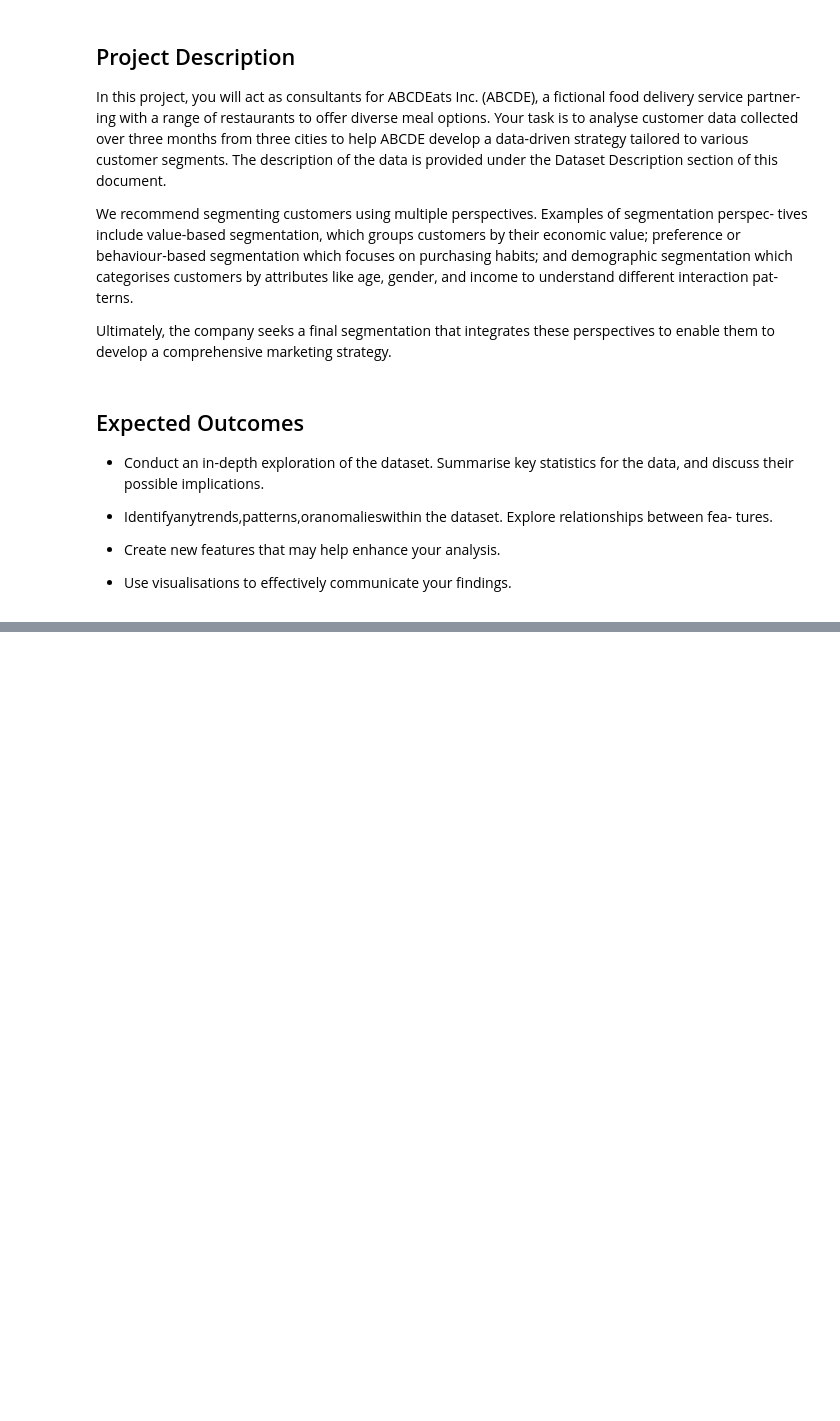
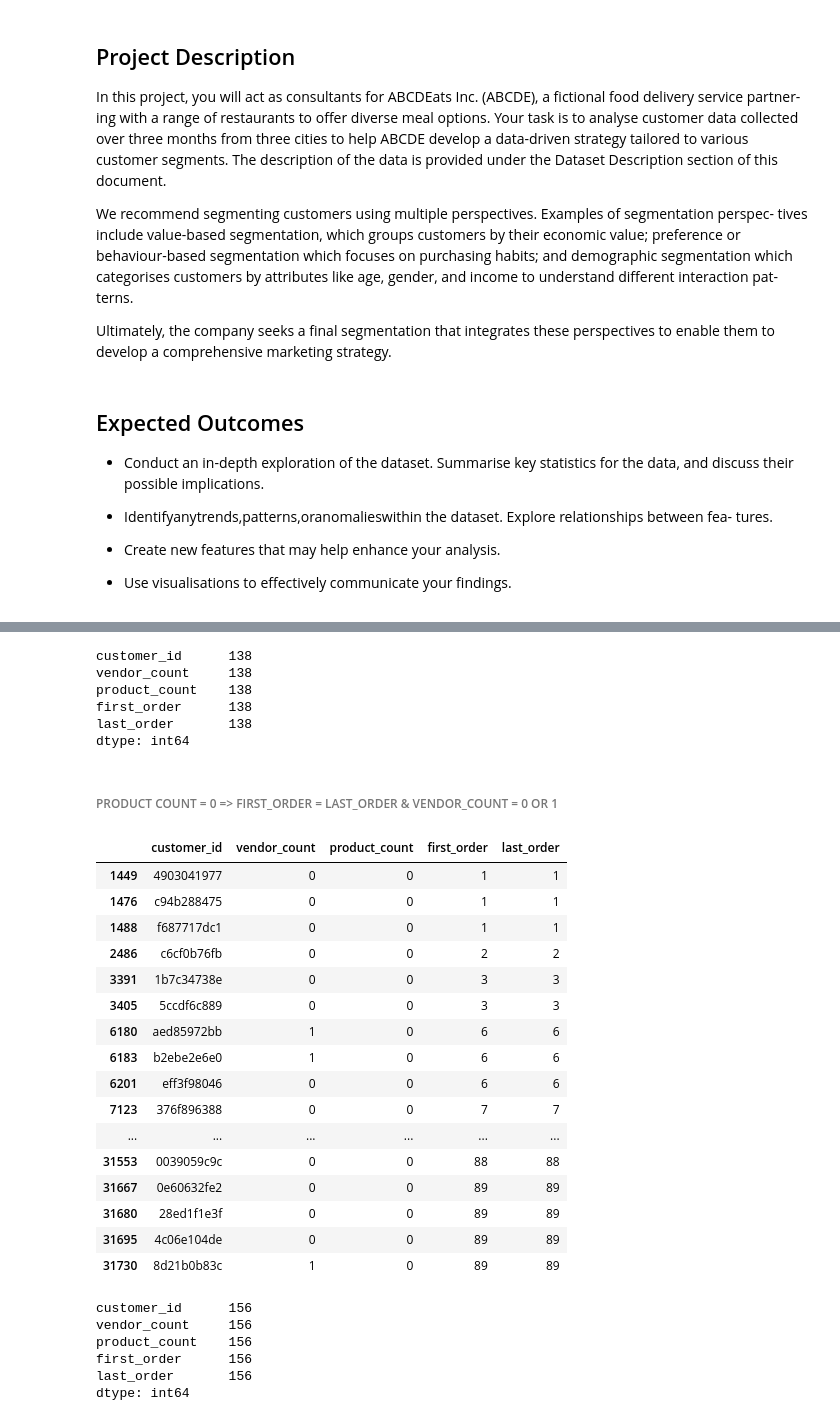
Before and after one commit to Gomsofi06/Data_Mining_NOVAIMS, a Jupyter notebook: src/ABCDEats_Inc.ipynb, the cells around one changed output, grey strips where cells are left out. Saved outputs shown, nothing was run; the diff lists cells and outputs as text; code cells hidden in the pictures; blank space fills up the shorter version.

```diff
--- a/src/ABCDEats_Inc.ipynb
+++ b/src/ABCDEats_Inc.ipynb
@@ -26,0 +466,43 @@ Ultimately, the company seeks a final segmentation that integrates these perspec
+# %%
+all_conditions.count()
+# %% [output]
+customer_id      138
+vendor_count     138
+product_count    138
+first_order      138
+last_order       138
+dtype: int64
+# %% [markdown]
+###### PRODUCT COUNT = 0 => FIRST_ORDER = LAST_ORDER & VENDOR_COUNT = 0 OR 1
+# %%
+product_count_zero = df.loc[df["product_count"]==0, ["customer_id", "vendor_count", "product_count", "first_order", "last_order"]]
+product_count_zero
+# when product_count = 0, vendor_count = 0 or vendor_count = 1, first_order = last_order (code this)
+# %% [output]
+|  | customer_id | vendor_count | product_count | first_order | last_order |
+| 1449 | 4903041977 | 0 | 0 | 1 | 1 |
+| 1476 | c94b288475 | 0 | 0 | 1 | 1 |
+| 1488 | f687717dc1 | 0 | 0 | 1 | 1 |
+| 2486 | c6cf0b76fb | 0 | 0 | 2 | 2 |
+| 3391 | 1b7c34738e | 0 | 0 | 3 | 3 |
+| 3405 | 5ccdf6c889 | 0 | 0 | 3 | 3 |
+| 6180 | aed85972bb | 1 | 0 | 6 | 6 |
+| 6183 | b2ebe2e6e0 | 1 | 0 | 6 | 6 |
+| 6201 | eff3f98046 | 0 | 0 | 6 | 6 |
+| 7123 | 376f896388 | 0 | 0 | 7 | 7 |
+| ... | ... | ... | ... | ... | ... |
+| 31553 | 0039059c9c | 0 | 0 | 88 | 88 |
+| 31667 | 0e60632fe2 | 0 | 0 | 89 | 89 |
+| 31680 | 28ed1f1e3f | 0 | 0 | 89 | 89 |
+| 31695 | 4c06e104de | 0 | 0 | 89 | 89 |
+| 31730 | 8d21b0b83c | 1 | 0 | 89 | 89 |
+# %%
+product_count_zero.count()
+# total amount of customers with product_count = 0
+# %% [output]
+customer_id      156
+vendor_count     156
+product_count    156
+first_order      156
+last_order       156
+dtype: int64
```
Also changed, not shown: parts of 54 cells of this notebook.
